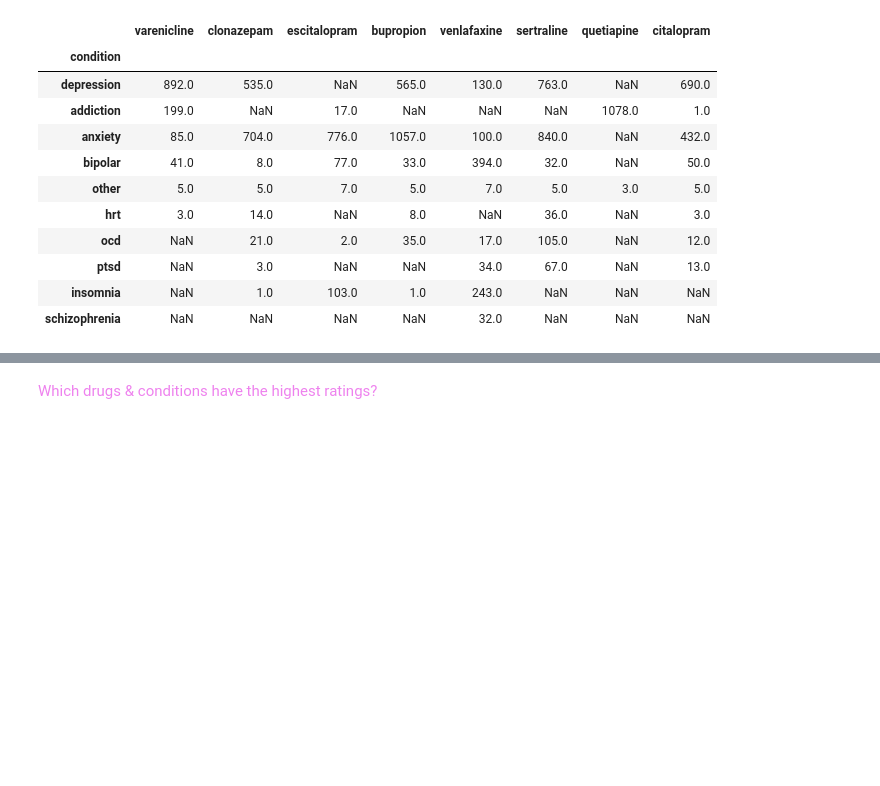
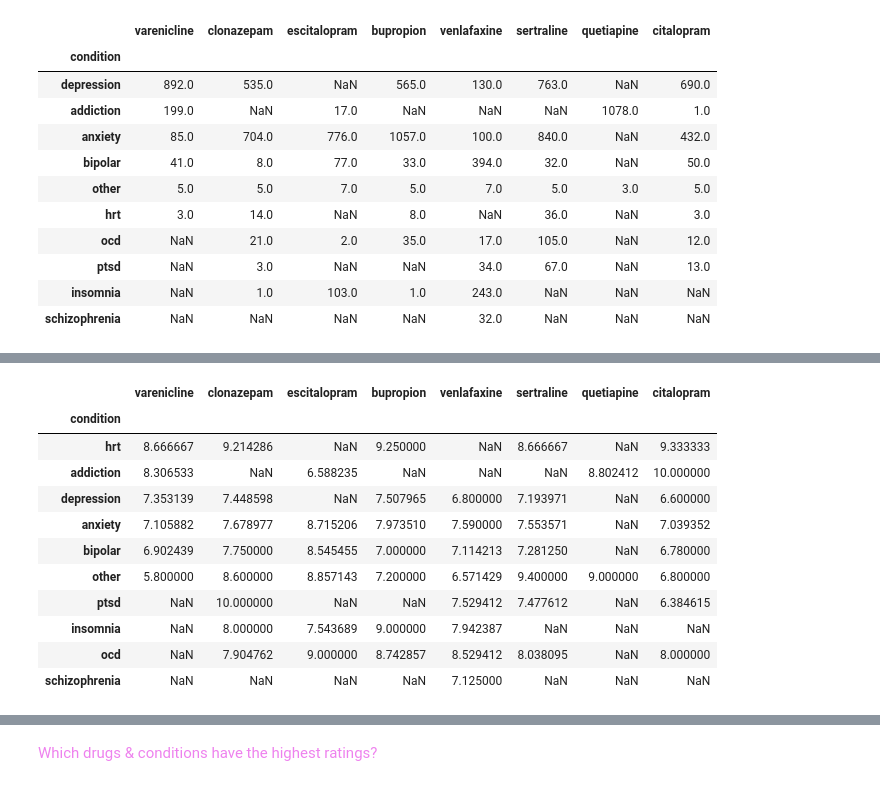
Before and after one commit to fractaldatalearning/psychedelic_efficacy, a Jupyter notebook: notebooks/3-kl-studies-early-eda-parse.ipynb, the cells around one changed output, grey strips where cells are left out. Cells and saved outputs as stored; diff of their text form; code cells hidden in the pictures; blank space fills up the shorter version.

```diff
--- a/notebooks/3-kl-studies-early-eda-parse.ipynb
+++ b/notebooks/3-kl-studies-early-eda-parse.ipynb
@@ -204,0 +228,20 @@ plt.show()
+# %%
+freq_combo_rating = freq_drug_conditions.pivot_table(index='condition', columns='drug0',
+                                                      values='rating')
+freq_combo_rating.columns = drugs_to_treat_freq_cond
+freq_combo_rating = freq_combo_rating.sort_values(by=drugs_to_treat_freq_cond,
+                                                    ascending=False)
+freq_combo_rating
+# %% [output]
+|  | varenicline | clonazepam | escitalopram | bupropion | venlafaxine | sertraline | quetiapine | citalopram |
+| condition |  |  |  |  |  |  |  |  |
+| hrt | 8.666667 | 9.214286 | NaN | 9.250000 | NaN | 8.666667 | NaN | 9.333333 |
+| addiction | 8.306533 | NaN | 6.588235 | NaN | NaN | NaN | 8.802412 | 10.000000 |
+| depression | 7.353139 | 7.448598 | NaN | 7.507965 | 6.800000 | 7.193971 | NaN | 6.600000 |
+| anxiety | 7.105882 | 7.678977 | 8.715206 | 7.973510 | 7.590000 | 7.553571 | NaN | 7.039352 |
+| bipolar | 6.902439 | 7.750000 | 8.545455 | 7.000000 | 7.114213 | 7.281250 | NaN | 6.780000 |
+| other | 5.800000 | 8.600000 | 8.857143 | 7.200000 | 6.571429 | 9.400000 | 9.000000 | 6.800000 |
+| ptsd | NaN | 10.000000 | NaN | NaN | 7.529412 | 7.477612 | NaN | 6.384615 |
+| insomnia | NaN | 8.000000 | 7.543689 | 9.000000 | 7.942387 | NaN | NaN | NaN |
+| ocd | NaN | 7.904762 | 9.000000 | 8.742857 | 8.529412 | 8.038095 | NaN | 8.000000 |
+| schizophrenia | NaN | NaN | NaN | NaN | 7.125000 | NaN | NaN | NaN |
```
Also changed, not shown: parts of 6 cells of this notebook, 1 other file.
